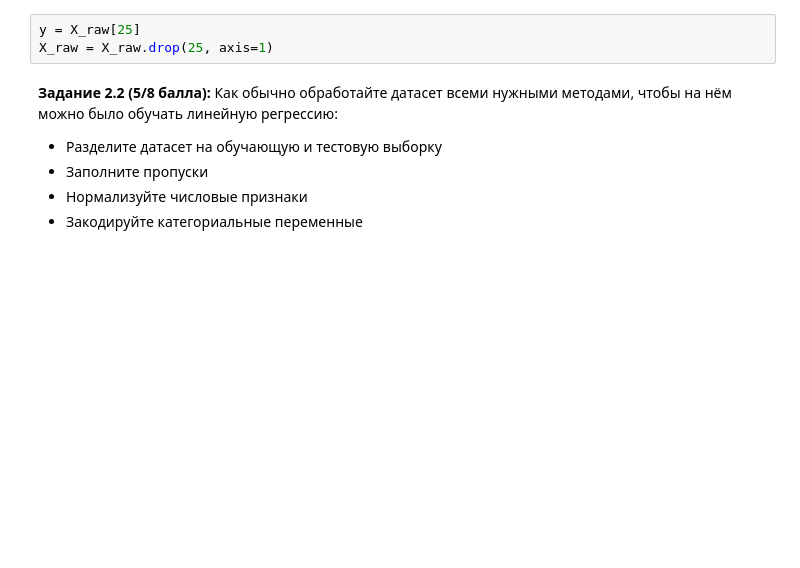
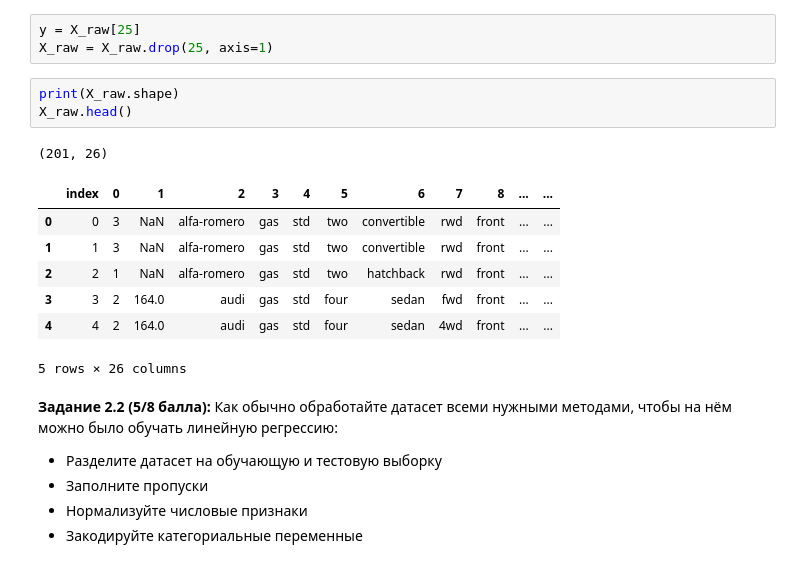
Before and after one commit to vctriusss/iad-ds-homeworks, a Jupyter notebook: hw05_gd.ipynb, the cells around one changed output. Saved outputs shown, nothing was run; the diff lists cells and outputs as text; blank space fills up the shorter version.

```diff
--- a/hw05_gd.ipynb
+++ b/hw05_gd.ipynb
@@ -513,6 +562,18 @@ X_raw = X_raw[~X_raw[25].isna()].reset_index()
 # %%
 y = X_raw[25]
 X_raw = X_raw.drop(25, axis=1)
+# %%
+print(X_raw.shape)
+X_raw.head()
+# %% [output]
+(201, 26)
+|  | index | 0 | 1 | 2 | 3 | 4 | 5 | 6 | 7 | 8 | ... | ... |
+| 0 | 0 | 3 | NaN | alfa-romero | gas | std | two | convertible | rwd | front | ... | ... |
+| 1 | 1 | 3 | NaN | alfa-romero | gas | std | two | convertible | rwd | front | ... | ... |
+| 2 | 2 | 1 | NaN | alfa-romero | gas | std | two | hatchback | rwd | front | ... | ... |
+| 3 | 3 | 2 | 164.0 | audi | gas | std | four | sedan | fwd | front | ... | ... |
+| 4 | 4 | 2 | 164.0 | audi | gas | std | four | sedan | 4wd | front | ... | ... |
+5 rows × 26 columns
 # %% [markdown]
 **Задание 2.2 (5/8 балла):** Как обычно обработайте датасет всеми нужными методами, чтобы на нём можно было обучать линейную регрессию:
 
```
Also changed, not shown: parts of 32 cells of this notebook.
